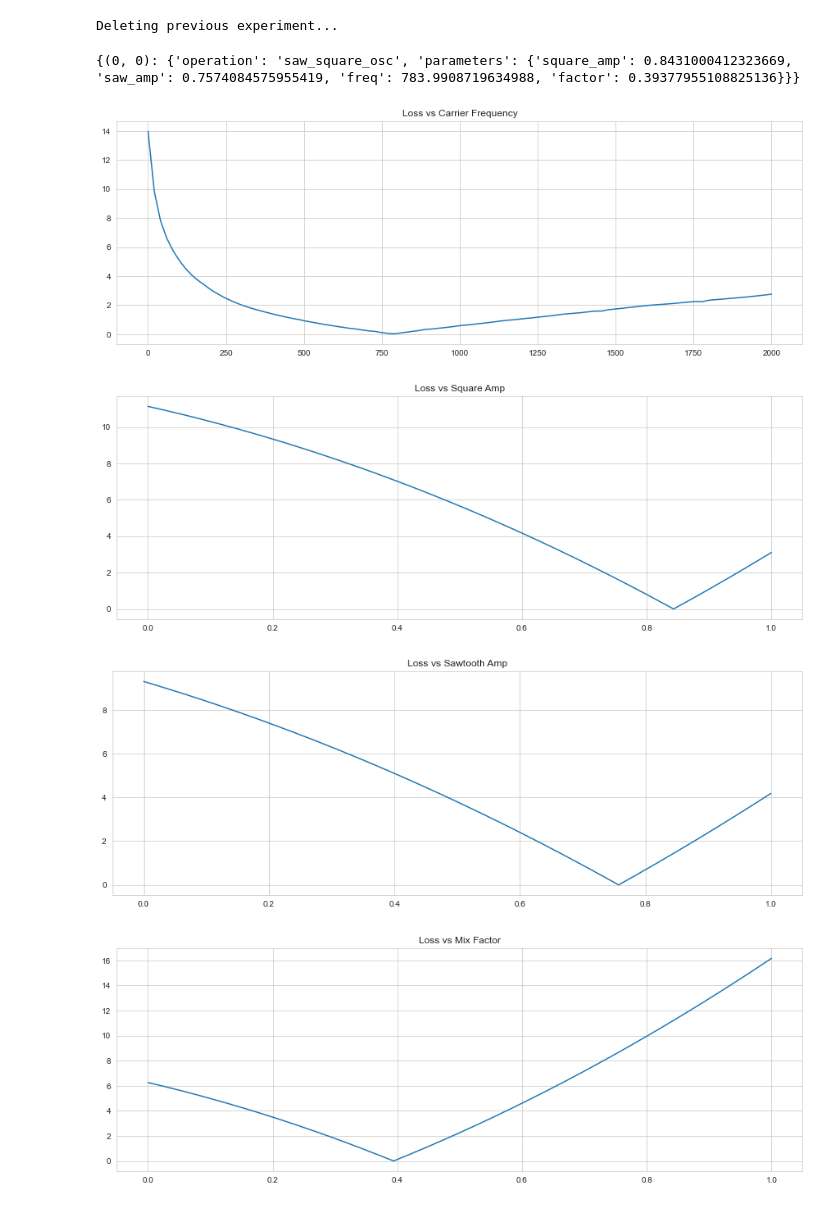
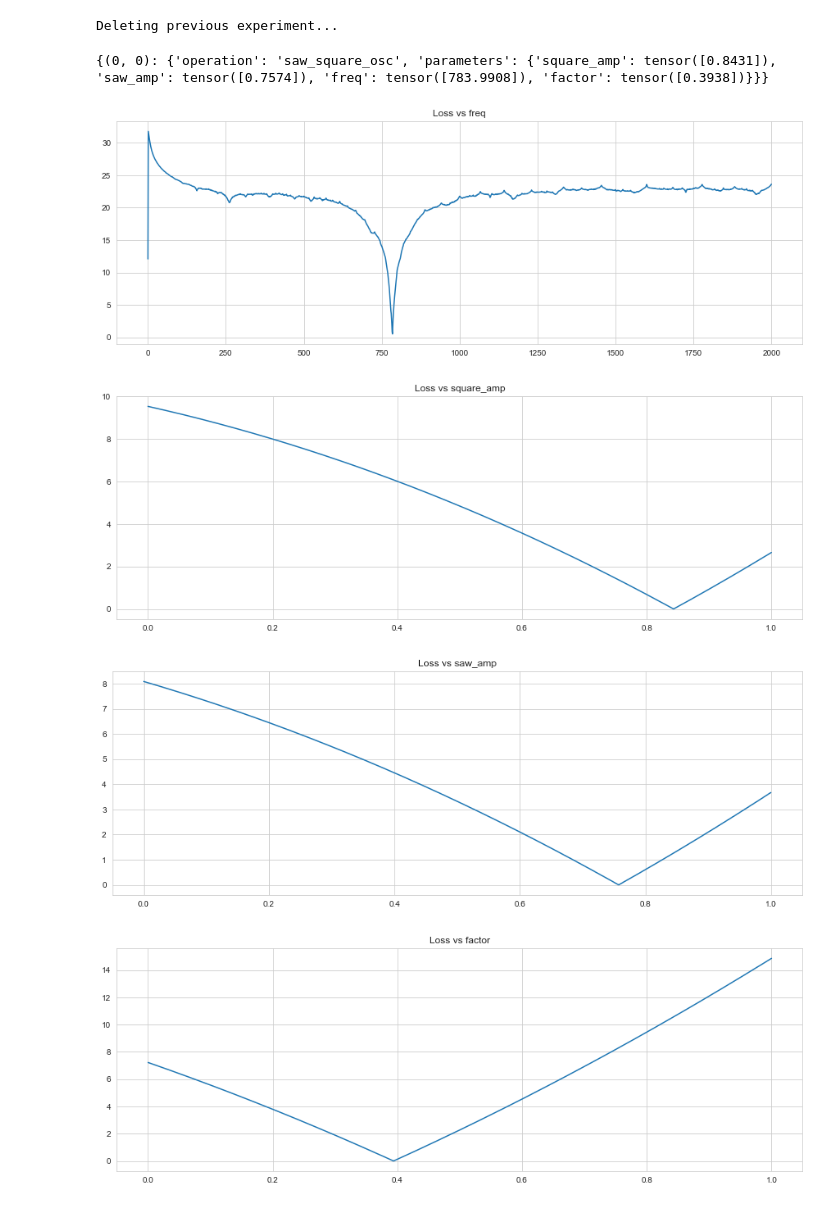
Before and after one commit to aisynth/diffmoog, a Jupyter notebook: visualization_notebooks/optimization analysis/saw_square_osc/visualize_loss_surface_single_saw_square_osc.ipynb, the cells around one changed output. Cells and saved outputs as stored; diff of their text form; code cells hidden in the pictures.

Commit message:
added new synth presets and analyzations

```diff
--- a/visualization_notebooks/optimization analysis/saw_square_osc/visualize_loss_surface_single_saw_square_osc.ipynb
+++ b/visualization_notebooks/optimization analysis/saw_square_osc/visualize_loss_surface_single_saw_square_osc.ipynb
@@ -35,7 +35,7 @@ project_root = abs_path
 # %%
 # Setup experiment
 
-exp_name = 'del_visualization'
+exp_name = 'loss_surface_visualization_saw_square_mix'
 dataset_name = 'saw_square_mix_single'
 device = 'cpu'
 
@@ -54,64 +54,33 @@ Deleting previous experiment...
 # %%
 target_sample = dataset[0]
 target_signal, target_param_dict, signal_index = target_sample
+
+target_param_dict = to_torch_recursive(target_param_dict, device, ignore_dtypes=(str, tuple))
 
 target_signal = target_signal.to(device)
 
 synth.update_cells_from_dict(target_param_dict)
 print(target_param_dict)
 # %% [output]
-{(0, 0): {'operation': 'saw_square_osc', 'parameters': {'square_amp': 0.8431000412323669, 'saw_amp': 0.7574084575955419, 'freq': 783.9908719634988, 'factor': 0.39377955108825136}}}
+{(0, 0): {'operation': 'saw_square_osc', 'parameters': {'square_amp': tensor([0.8431]), 'saw_amp': tensor([0.7574]), 'freq': tensor([783.9908]), 'factor': tensor([0.3938])}}}
 # %%
 cfg.multi_spectral_loss_spec_type = 'SPECTROGRAM'
 loss_handler = spectral_loss.SpectralLoss(loss_type=cfg.loss.spec_loss_type,
                                           loss_preset=cfg.loss.preset,
                                           synth_constants=synth_constants,
                                           device=device)
+# %%
+params_to_visualize = [{'param_name': 'freq', 'cell_index': (0, 0), 'min_val': 0, 'max_val': 2000, 'n_steps': 2000},
+                       {'param_name': 'square_amp', 'cell_index': (0, 0), 'min_val': 0, 'max_val': 1, 'n_steps': 1000},
+                       {'param_name': 'saw_amp', 'cell_index': (0, 0), 'min_val': 0, 'max_val': 1, 'n_steps': 1000},
+                       {'param_name': 'factor', 'cell_index': (0, 0), 'min_val': 0, 'max_val': 1, 'n_steps': 1000},
+                       ]
 # %%
-param_name = 'freq'
-cell_index = (0, 0)
-min_val = 0
-max_val = 2000
-n_steps = 100
-
-loss_vals, param_range = calc_loss_vs_param_range(synth, target_param_dict, target_signal, loss_handler,
-                                                  param_name, cell_index, min_val=min_val, max_val=max_val, n_steps=n_steps)
-plot_loss_vs_param(param_range, loss_vals, title='Loss vs Carrier Frequency')
+for param_to_visualize in params_to_visualize:
+    loss_vals, param_range = calc_loss_vs_param_range(synth, target_param_dict, target_signal, loss_handler, **param_to_visualize)
+    plot_loss_vs_param(param_range, loss_vals, title=f'Loss vs {param_to_visualize["param_name"]}')
 # %% [output]
-[figure, old version]
+[figure, new version]
+[figure, added]
+[figure, added]
+[figure, added]
-# %%
-param_name = 'square_amp'
-cell_index = (0, 0)
-min_val = 0
-max_val = 1
-n_steps = 1000
-
-loss_vals, param_range = calc_loss_vs_param_range(synth, target_param_dict, target_signal, loss_handler,
-                                                  param_name, cell_index, min_val=min_val, max_val=max_val, n_steps=n_steps)
-plot_loss_vs_param(param_range, loss_vals, title='Loss vs Square Amp')
-# %% [output]
-[figure, removed]
-# %%
-param_name = 'saw_amp'
-cell_index = (0, 0)
-min_val = 0
-max_val = 1
-n_steps = 1000
-
-loss_vals, param_range = calc_loss_vs_param_range(synth, target_param_dict, target_signal, loss_handler,
-                                                  param_name, cell_index, min_val=min_val, max_val=max_val, n_steps=n_steps)
-plot_loss_vs_param(param_range, loss_vals, title='Loss vs Sawtooth Amp')
-# %% [output]
-[figure, removed]
-# %%
-param_name = 'factor'
-cell_index = (0, 0)
-min_val = 0
-max_val = 1
-n_steps = 1000
-
-loss_vals, param_range = calc_loss_vs_param_range(synth, target_param_dict, target_signal, loss_handler,
-                                                  param_name, cell_index, min_val=min_val, max_val=max_val, n_steps=n_steps)
-plot_loss_vs_param(param_range, loss_vals, title='Loss vs Mix Factor')
-# %% [output]
-[figure, removed]
```
Also changed, not shown: parts of 3 cells of this notebook, 16 other files.
